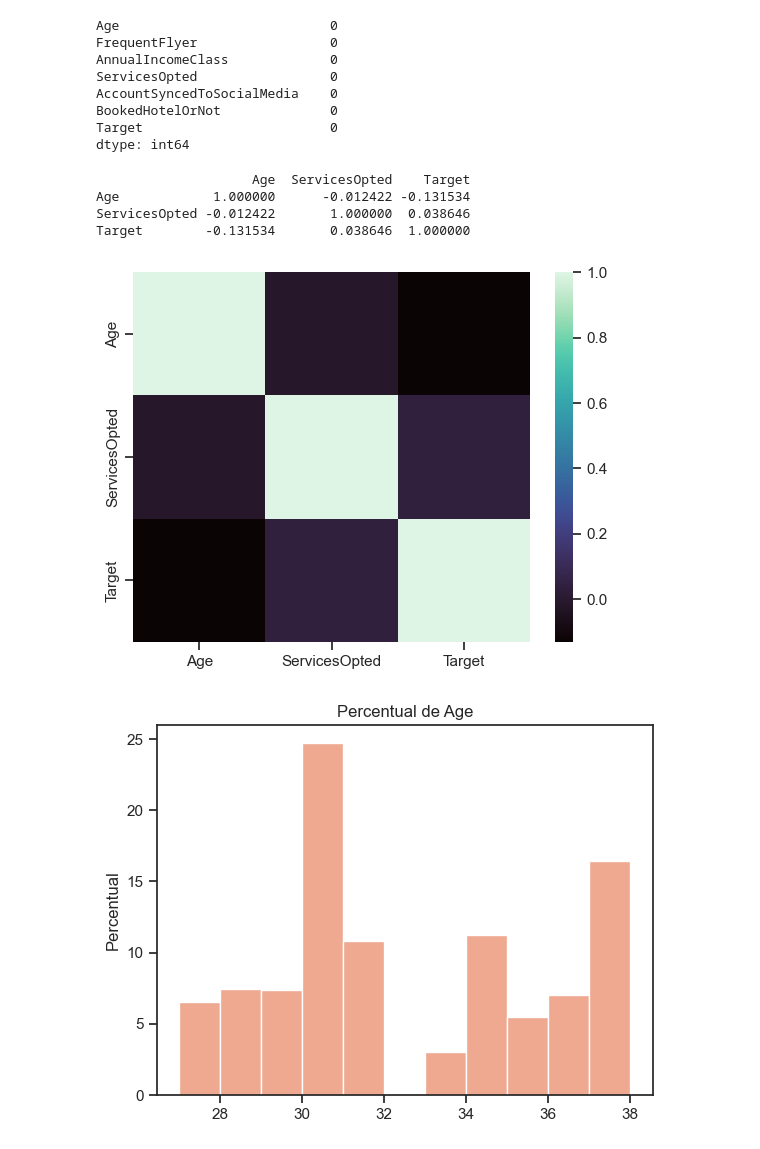
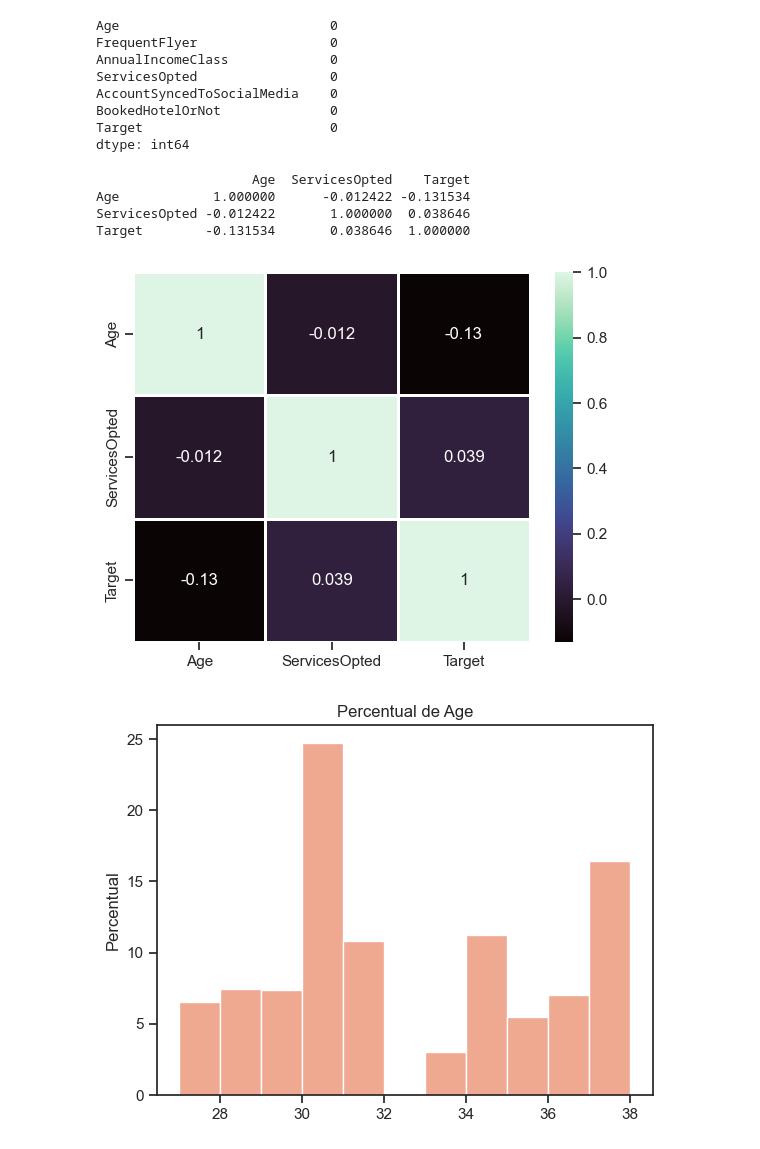
Before and after one commit to diasKayky/churn-predictive-analysis, a Jupyter notebook: notebooks/EDA_Preprocessamento_de_Dados.ipynb, the cells around one changed output. Saved outputs shown, nothing was run; the diff lists cells and outputs as text; code cells hidden in the pictures.

Commit message:
[minor changes] mudanças nos plots de correlação linear

```diff
--- a/notebooks/EDA_Preprocessamento_de_Dados.ipynb
+++ b/notebooks/EDA_Preprocessamento_de_Dados.ipynb
@@ -47,15 +44,15 @@ BookedHotelOrNot              0
 Target                        0
 dtype: int64
 # %%
-# Identificando correlação
+# Identificando correlação linear
 
-sns.heatmap(df.corr(), cmap="mako")
+sns.heatmap(df.corr(), cmap="mako", linewidth=.8, annot=True)
 
 print(df.corr())
 # %% [output]
                     Age  ServicesOpted    Target
 Age            1.000000      -0.012422 -0.131534
 ServicesOpted -0.012422       1.000000  0.038646
 Target        -0.131534       0.038646  1.000000
-[figure, old version]
+[figure, new version]
 # %%
```
Also changed, not shown: parts of 3 cells of this notebook.
